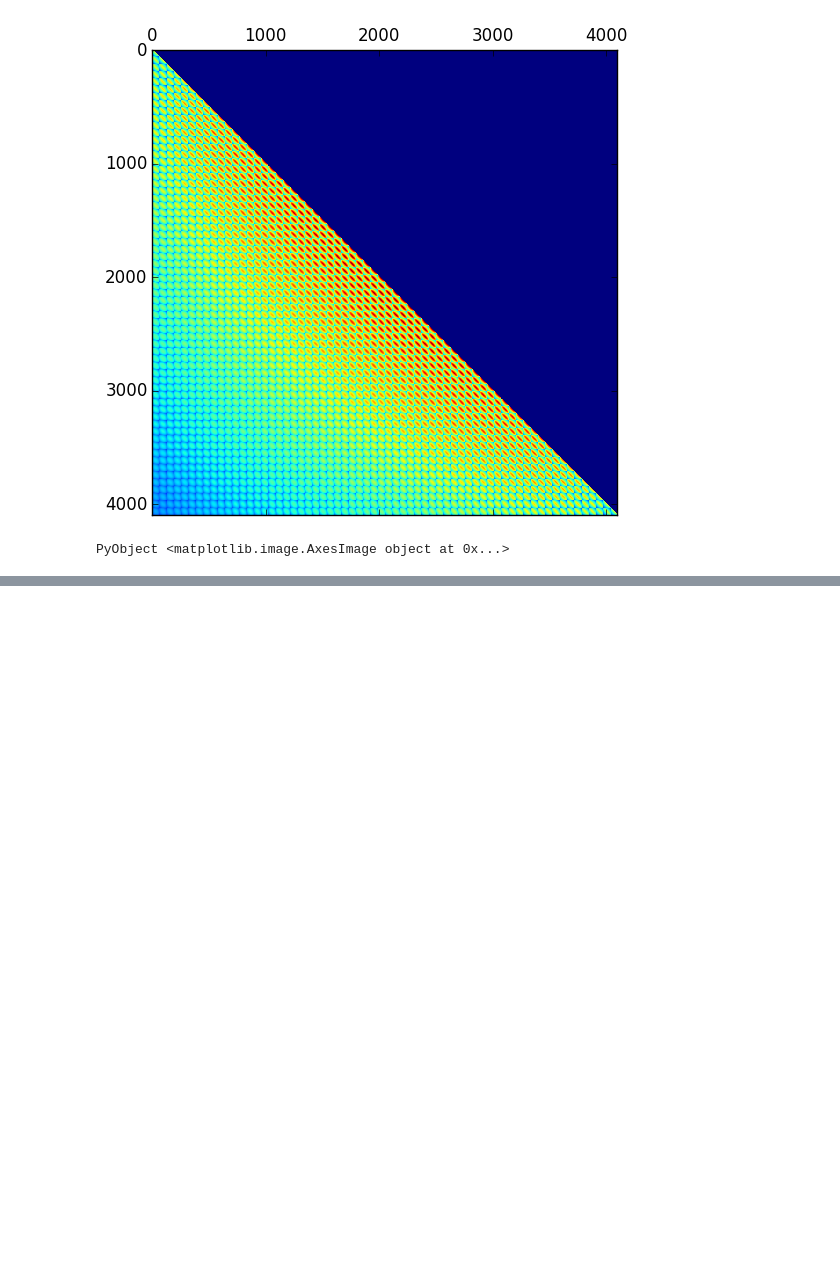
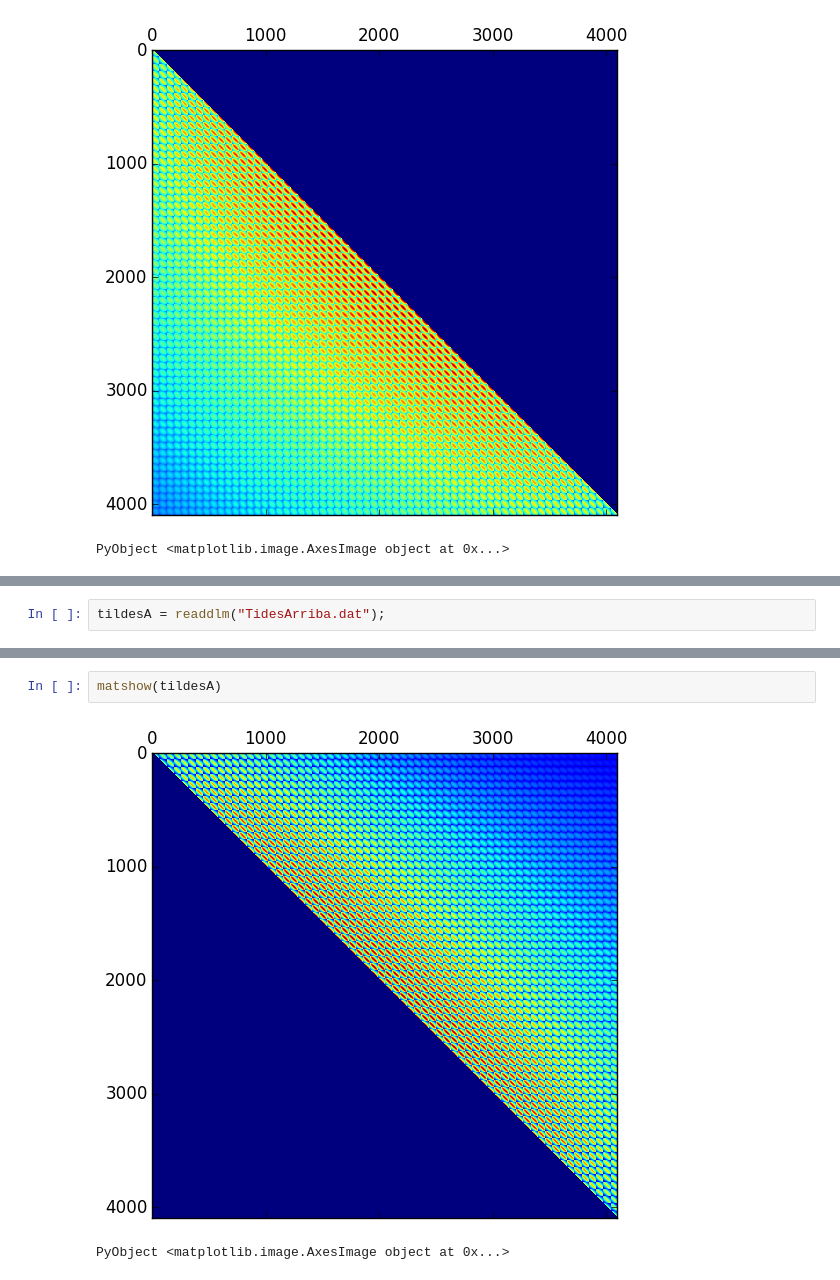
Before and after one commit to nestorcgk/Neuroscience, a Jupyter notebook: P2kCSDA/ComparaciónK4096.ipynb, the cells around one changed output, grey strips where cells are left out. Saved outputs shown, nothing was run; the diff lists cells and outputs as text; blank space fills up the shorter version.

```diff
--- a/P2kCSDA/ComparaciónK4096.ipynb
+++ b/P2kCSDA/ComparaciónK4096.ipynb
@@ -181,0 +213,2 @@ output4096S-output4096
+# %%
+tildesA = readdlm("TidesArriba.dat");
@@ -181,0 +245,5 @@ output4096S-output4096
+# %%
+matshow(tildesA)
+# %% [output]
+[figure, added]
+PyObject <matplotlib.image.AxesImage object at 0x...>
```
Also changed, not shown: parts of 23 cells of this notebook, 2 other files.
